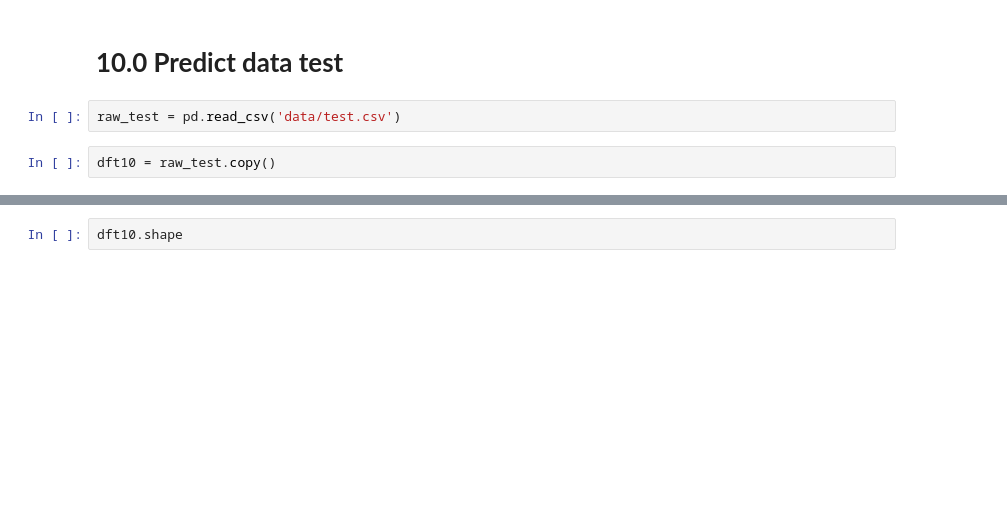
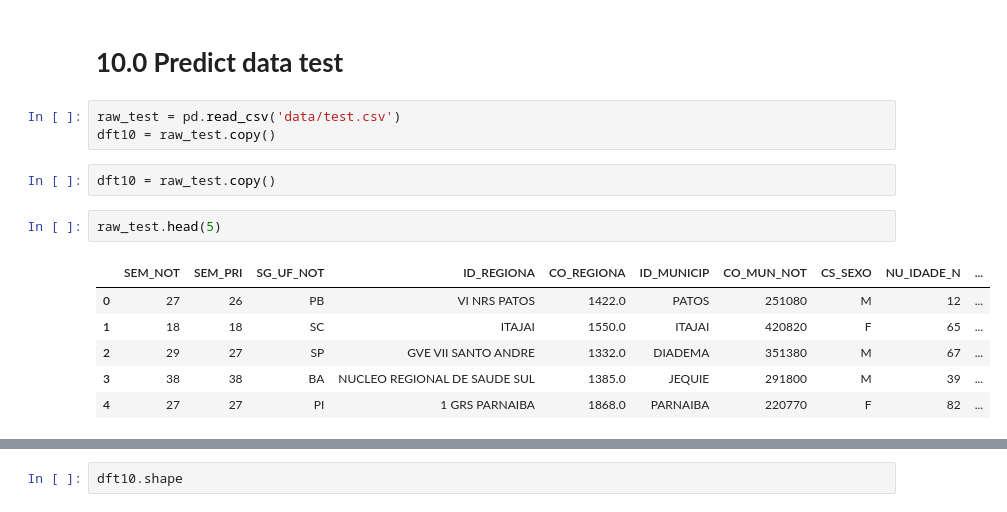
Before and after one commit to wilianuhlmann/olympiad_br_ml_kaggle_ensure_healthy, a Jupyter notebook: olympiad_br_kaggle.ipynb, the cells around one changed output, grey strips where cells are left out. Drawn from its saved outputs; the diff is of its cells as text; blank space fills up the shorter version.

```diff
--- a/olympiad_br_kaggle.ipynb
+++ b/olympiad_br_kaggle.ipynb
@@ -1193,6 +1174,16 @@ df9 = df8.copy()
 # **10.0 Predict data test**
 # %%
 raw_test = pd.read_csv('data/test.csv')
+dft10 = raw_test.copy()
 # %%
 dft10 = raw_test.copy()
+# %%
+raw_test.head(5)
+# %% [output]
+|  | SEM_NOT | SEM_PRI | SG_UF_NOT | ID_REGIONA | CO_REGIONA | ID_MUNICIP | CO_MUN_NOT | CS_SEXO | NU_IDADE_N | ... |
+| 0 | 27 | 26 | PB | VI NRS PATOS | 1422.0 | PATOS | 251080 | M | 12 | ... |
+| 1 | 18 | 18 | SC | ITAJAI | 1550.0 | ITAJAI | 420820 | F | 65 | ... |
+| 2 | 29 | 27 | SP | GVE VII SANTO ANDRE | 1332.0 | DIADEMA | 351380 | M | 67 | ... |
+| 3 | 38 | 38 | BA | NUCLEO REGIONAL DE SAUDE SUL | 1385.0 | JEQUIE | 291800 | M | 39 | ... |
+| 4 | 27 | 27 | PI | 1 GRS PARNAIBA | 1868.0 | PARNAIBA | 220770 | F | 82 | ... |
 # %%
```
Also changed, not shown: parts of 38 cells of this notebook.
